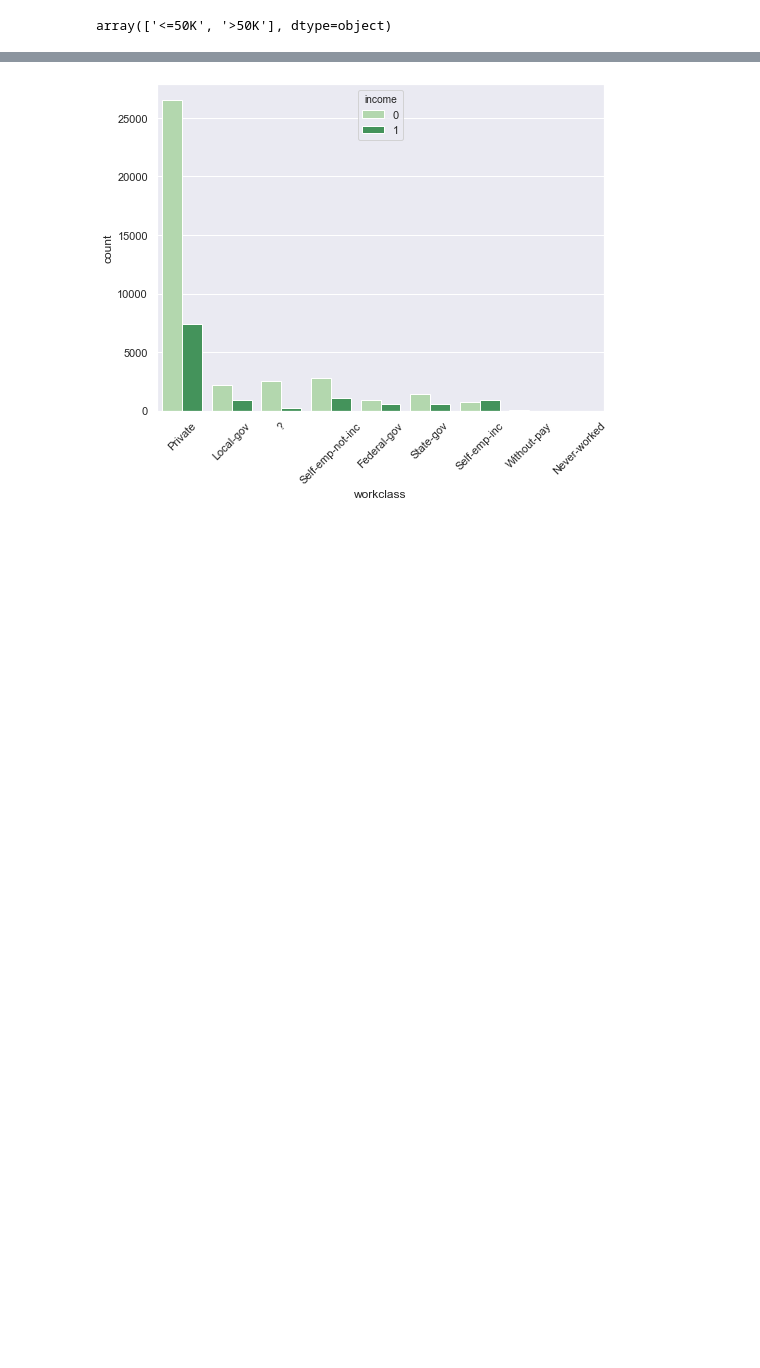
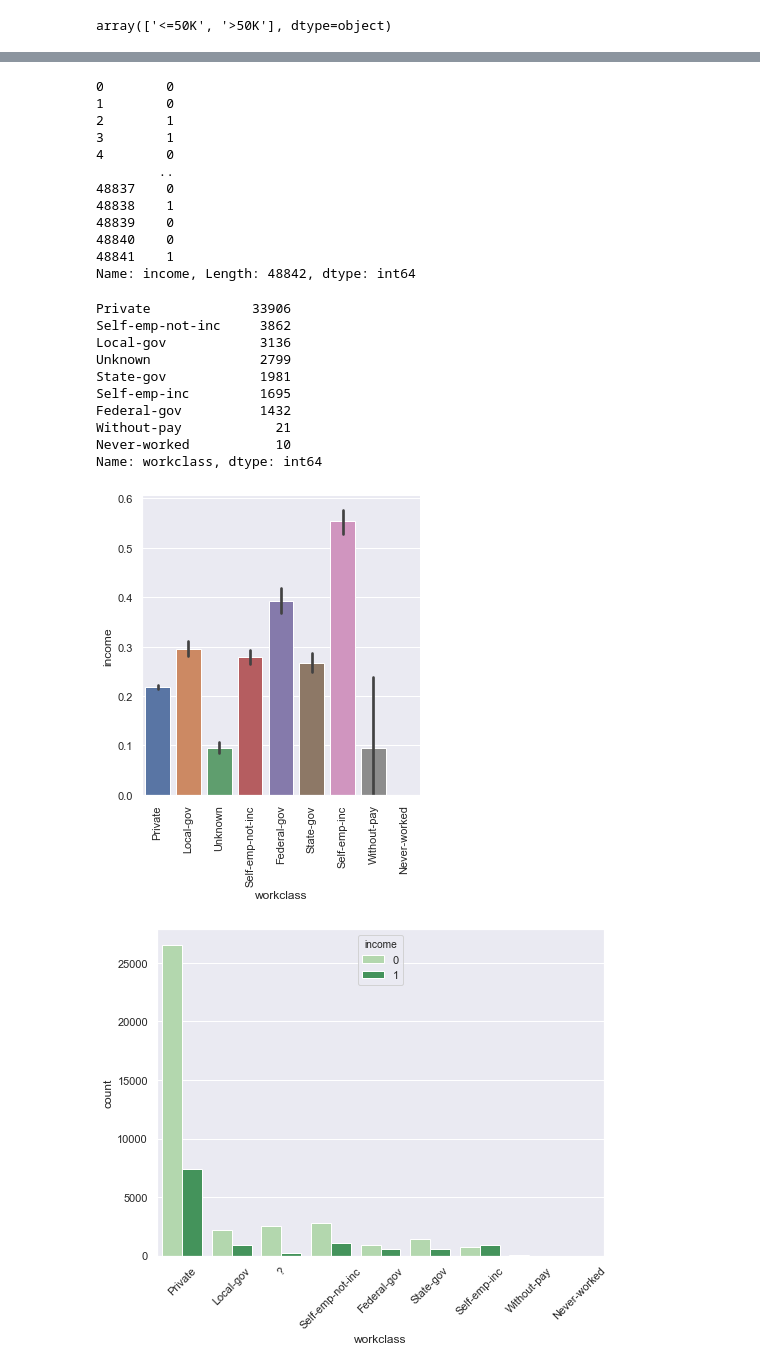
Before and after one commit to saisuma29/census_income, a Jupyter notebook: census.ipynb, the cells around one changed output, grey strips where cells are left out. Cells and saved outputs as stored; diff of their text form; code cells hidden in the pictures; blank space fills up the shorter version.

```diff
--- a/census.ipynb
+++ b/census.ipynb
@@ -94,9 +318,34 @@ array([0, 1])
 # %%
-# census_data.fillna('0', inplace=True)
-
-# sns.factorplot(x="workclass", y="income", data=census_data, kind="bar")
-# plt.xticks(rotation=90);
-# census_data['workclass'].value_counts()
+census_data.fillna('0', inplace=True)
+census_data['workclass'].replace(to_replace="?",value = "Unknown", inplace = True)
+sns.catplot(x="workclass", y="income", data=census_data, kind="bar")
+print(census_data['income'])
+plt.xticks(rotation=90);
+census_data['workclass'].value_counts()
+# %% [output]
+0        0
+1        0
+2        1
+3        1
+4        0
+        ..
+48837    0
+48838    1
+48839    0
+48840    0
+48841    1
+Name: income, Length: 48842, dtype: int64
+Private             33906
+Self-emp-not-inc     3862
+Local-gov            3136
+Unknown              2799
+State-gov            1981
+Self-emp-inc         1695
+Federal-gov          1432
+Without-pay            21
+Never-worked           10
+Name: workclass, dtype: int64
+[figure, added]
 # %%
 sns.set(rc={'figure.figsize':(8,6)})
 sns.countplot(x='workclass', data=census_data, palette='Greens', hue='income')
```
Also changed, not shown: parts of 34 cells of this notebook.
